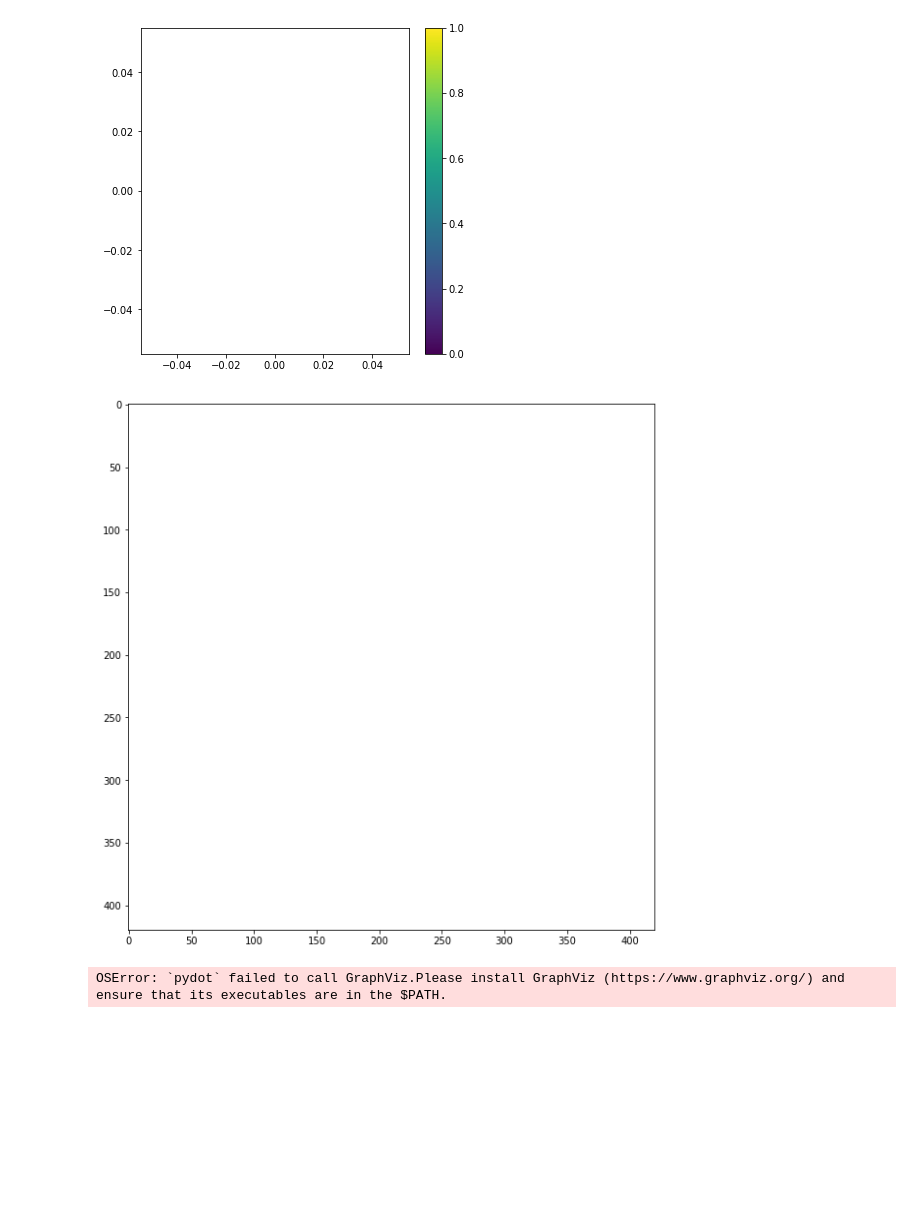
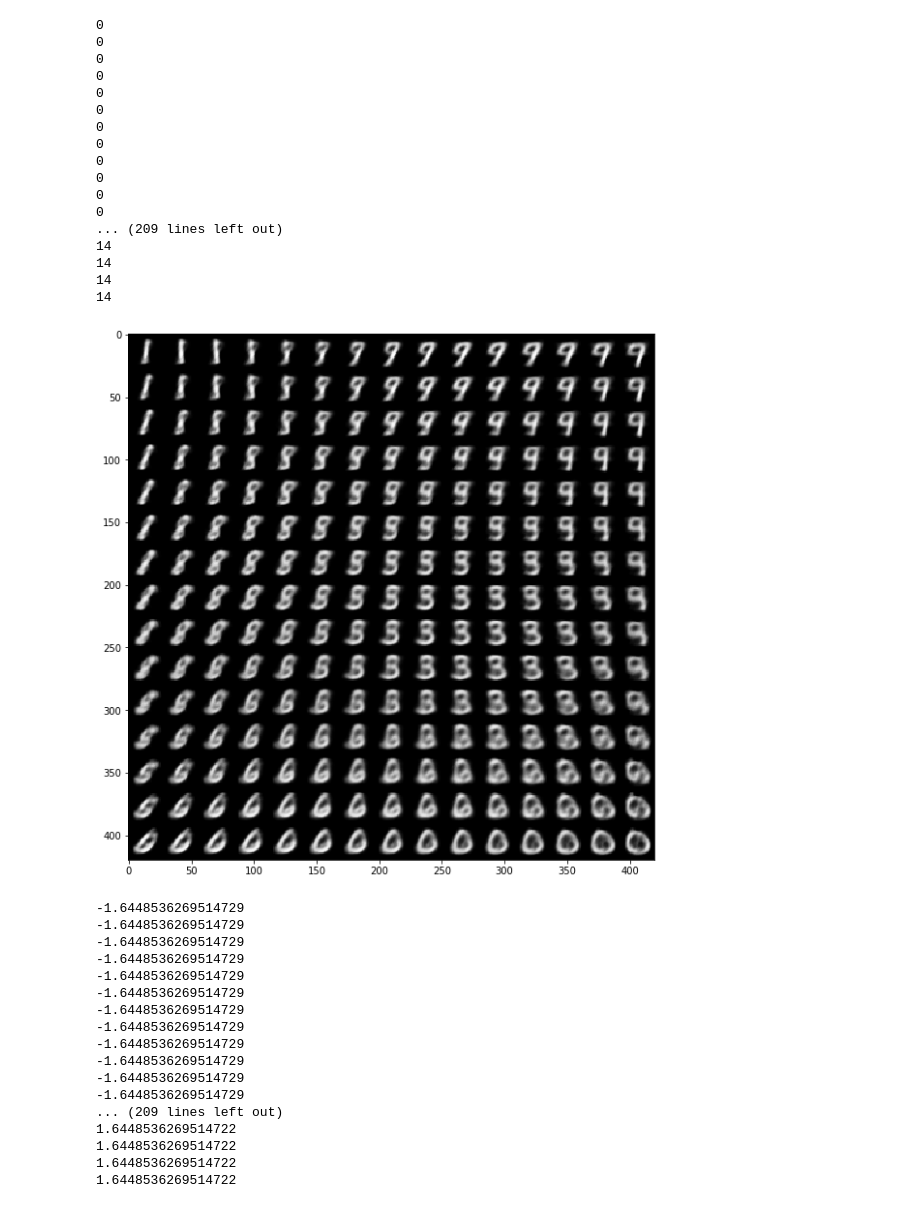
Before and after one commit to hamemomo/ML_tools, a Jupyter notebook: Deep_auto_encoder/VAE.ipynb, the cells around one changed output. Cells and saved outputs as stored; diff of their text form; code cells hidden in the pictures; blank space fills up the shorter version.

```diff
--- a/Deep_auto_encoder/VAE.ipynb
+++ b/Deep_auto_encoder/VAE.ipynb
@@ -31,10 +31,10 @@ def vae_loss(x, x_decoded_mean):
     kl_loss = - 0.5 * K.sum(1 + z_log_var - K.square(z_mean) - K.exp(z_log_var), axis=-1)
     return xent_loss + kl_loss
 # %%
-batch_size = 1
+batch_size = 100
 original_dim = 784   #28*28
 latent_dim = 2
-intermediate_dim = 256
+intermediate_dim = 200
 nb_epoch = 10
 epsilon_std = 1.0
 # %%
@@ -87,45 +105,41 @@ Epoch 10/10
 # %%
-# build a model to project inputs on the latent space
-encoder = Model(x, z_mean)
-
-# display a 2D plot of the digit classes in the latent space
-x_test_encoded = encoder.predict(x_test, batch_size=batch_size)
-plt.figure(figsize=(6, 6))
-plt.scatter(x_test_encoded[:, 0], x_test_encoded[:, 1], c=y_test)
-plt.colorbar()
-plt.show()
-
-# build a digit generator that can sample from the learned distribution
-decoder_input = Input(shape=(latent_dim,))
-_h_decoded = decoder_h(decoder_input)
-_x_decoded_mean = decoder_mean(_h_decoded)
-generator = Model(decoder_input, _x_decoded_mean)
-
 # display a 2D manifold of the digits
 n = 15  # figure with 15x15 digits
 digit_size = 28
 figure = np.zeros((digit_size * n, digit_size * n))
 # linearly spaced coordinates on the unit square were transformed through the inverse CDF (ppf) of the Gaussian
 # to produce values of the latent variables z, since the prior of the latent space is Gaussian
 grid_x = norm.ppf(np.linspace(0.05, 0.95, n))
 grid_y = norm.ppf(np.linspace(0.05, 0.95, n))
 
 for i, yi in enumerate(grid_x):
     for j, xi in enumerate(grid_y):
         z_sample = np.array([[xi, yi]])
         x_decoded = generator.predict(z_sample)
         digit = x_decoded[0].reshape(digit_size, digit_size)
         figure[i * digit_size: (i + 1) * digit_size,
                j * digit_size: (j + 1) * digit_size] = digit
 
+
 plt.figure(figsize=(10, 10))
 plt.imshow(figure, cmap='Greys_r')
 plt.show()
-
-plot_model(vae,to_file='variational_autoencoder_vae.png',show_shapes=True)
-plot_model(encoder,to_file='variational_autoencoder_encoder.png',show_shapes=True)
-plot_model(generator,to_file='variational_autoencoder_generator.png',show_shapes=True)
 # %% [output]
+0
+0
+0
+0
+0
+0
+0
+0
+0
+0
+0
+0
+... (209 lines left out)
+14
+14
+14
+14
-[figure, old version]
+[figure, new version]
-[figure, removed]
-OSError: `pydot` failed to call GraphViz.Please install GraphViz (https://www.graphviz.org/) and ensure that its executables are in the $PATH.
@@ -133,0 +146,22 @@ x_test_encoded
+# %%
+for i, yi in enumerate(grid_x):
+    for j, xi in enumerate(grid_y):
+        print(yi)
+# %% [output]
+-1.6448536269514729
+-1.6448536269514729
+-1.6448536269514729
+-1.6448536269514729
+-1.6448536269514729
+-1.6448536269514729
+-1.6448536269514729
+-1.6448536269514729
+-1.6448536269514729
+-1.6448536269514729
+-1.6448536269514729
+-1.6448536269514729
+... (209 lines left out)
+1.6448536269514722
+1.6448536269514722
+1.6448536269514722
+1.6448536269514722
```
Also changed, not shown: parts of 3 cells of this notebook, 1 other file.
